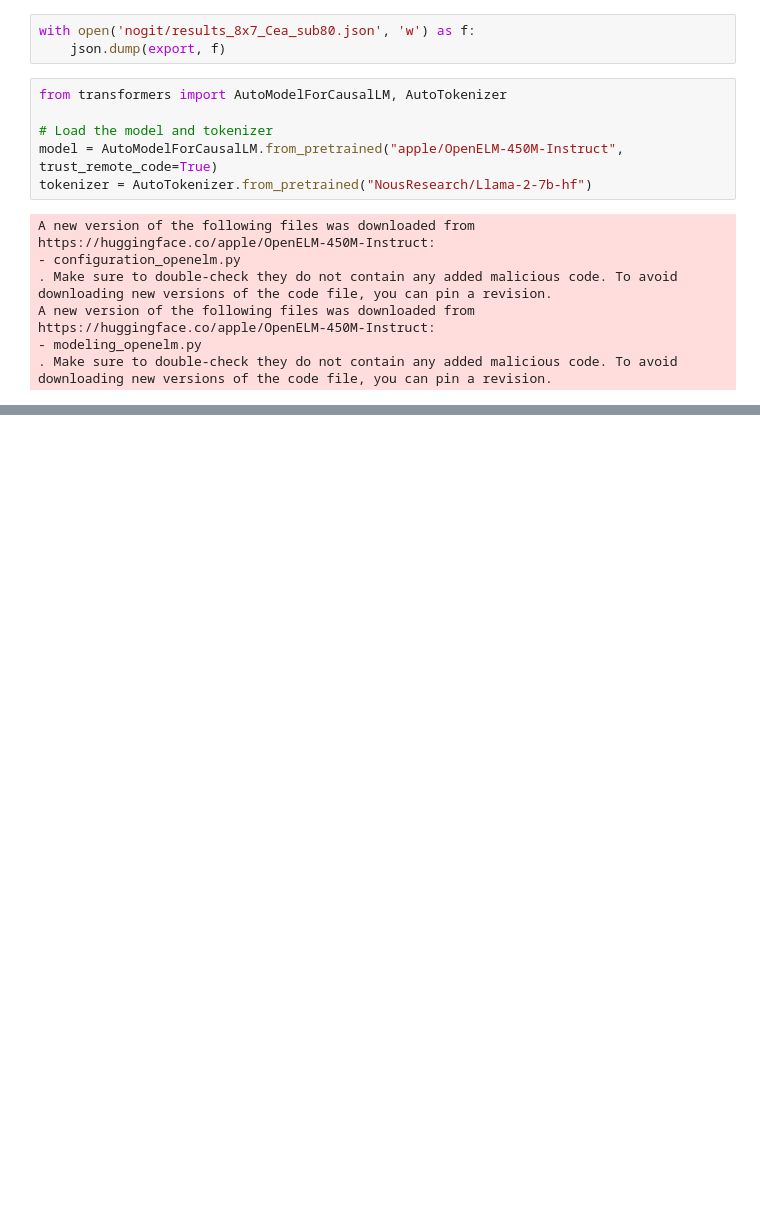
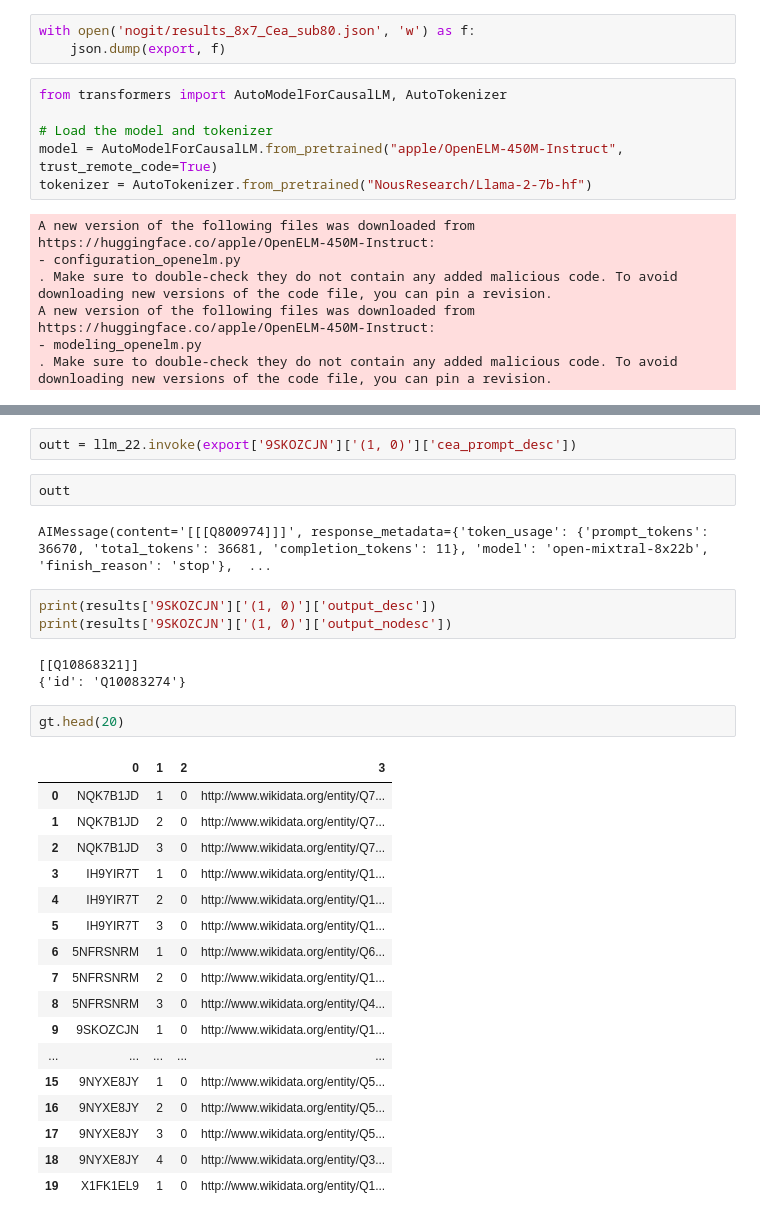
Before and after one commit to ittarF/STI_LLM, a Jupyter notebook: llamapi_test.ipynb, the cells around one changed output, grey strips where cells are left out. Saved outputs shown, nothing was run; the diff lists cells and outputs as text; blank space fills up the shorter version.

```diff
--- a/llamapi_test.ipynb
+++ b/llamapi_test.ipynb
@@ -409,0 +433,32 @@ NameError: name 'prompt' is not defined
+# %%
+outt = llm_22.invoke(export['9SKOZCJN']['(1, 0)']['cea_prompt_desc'])
+# %%
+outt
+# %% [output]
+AIMessage(content='[[[Q800974]]]', response_metadata={'token_usage': {'prompt_tokens': 36670, 'total_tokens': 36681, 'completion_tokens': 11}, 'model': 'open-mixtral-8x22b', 'finish_reason': 'stop'},  ...
+# %%
+print(results['9SKOZCJN']['(1, 0)']['output_desc'])
+print(results['9SKOZCJN']['(1, 0)']['output_nodesc'])
+# %% [output]
+[[Q10868321]]
+{'id': 'Q10083274'}
+# %%
+gt.head(20)
+# %% [output]
+|  | 0 | 1 | 2 | 3 |
+| 0 | NQK7B1JD | 1 | 0 | http://www.wikidata.org/entity/Q7... |
+| 1 | NQK7B1JD | 2 | 0 | http://www.wikidata.org/entity/Q7... |
+| 2 | NQK7B1JD | 3 | 0 | http://www.wikidata.org/entity/Q7... |
+| 3 | IH9YIR7T | 1 | 0 | http://www.wikidata.org/entity/Q1... |
+| 4 | IH9YIR7T | 2 | 0 | http://www.wikidata.org/entity/Q1... |
+| 5 | IH9YIR7T | 3 | 0 | http://www.wikidata.org/entity/Q1... |
+| 6 | 5NFRSNRM | 1 | 0 | http://www.wikidata.org/entity/Q6... |
+| 7 | 5NFRSNRM | 2 | 0 | http://www.wikidata.org/entity/Q1... |
+| 8 | 5NFRSNRM | 3 | 0 | http://www.wikidata.org/entity/Q4... |
+| 9 | 9SKOZCJN | 1 | 0 | http://www.wikidata.org/entity/Q1... |
+| ... | ... | ... | ... | ... |
+| 15 | 9NYXE8JY | 1 | 0 | http://www.wikidata.org/entity/Q5... |
+| 16 | 9NYXE8JY | 2 | 0 | http://www.wikidata.org/entity/Q5... |
+| 17 | 9NYXE8JY | 3 | 0 | http://www.wikidata.org/entity/Q5... |
+| 18 | 9NYXE8JY | 4 | 0 | http://www.wikidata.org/entity/Q3... |
+| 19 | X1FK1EL9 | 1 | 0 | http://www.wikidata.org/entity/Q1... |
```
Also changed, not shown: parts of 6 cells of this notebook, 3 other files.
